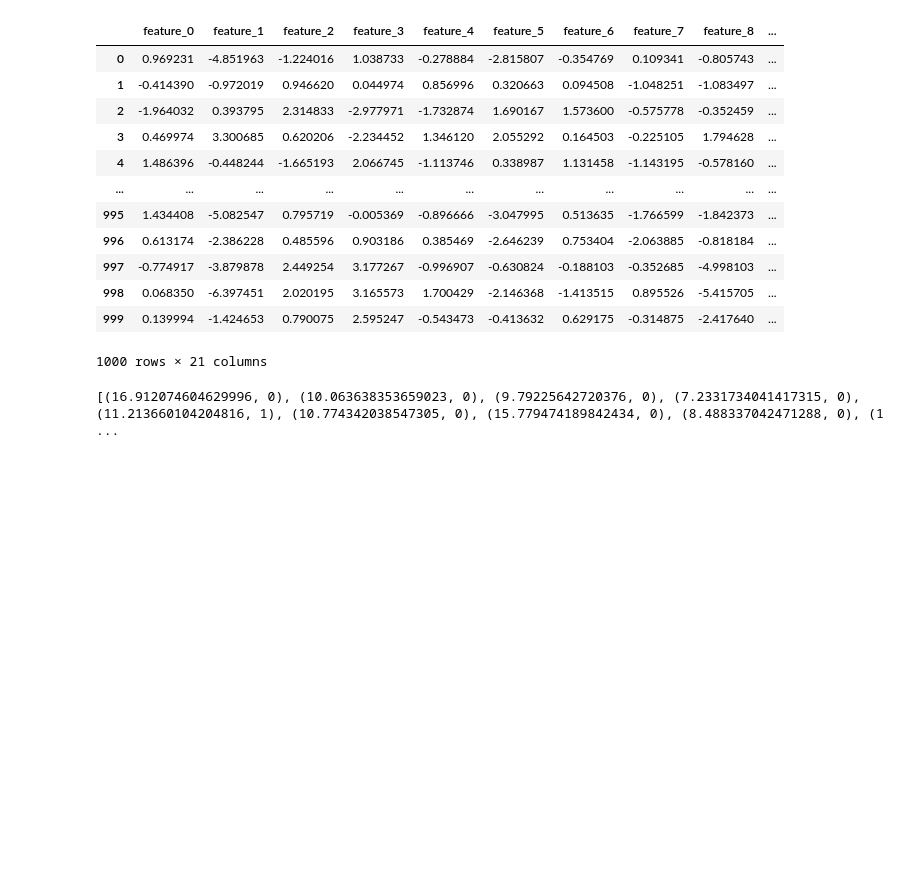
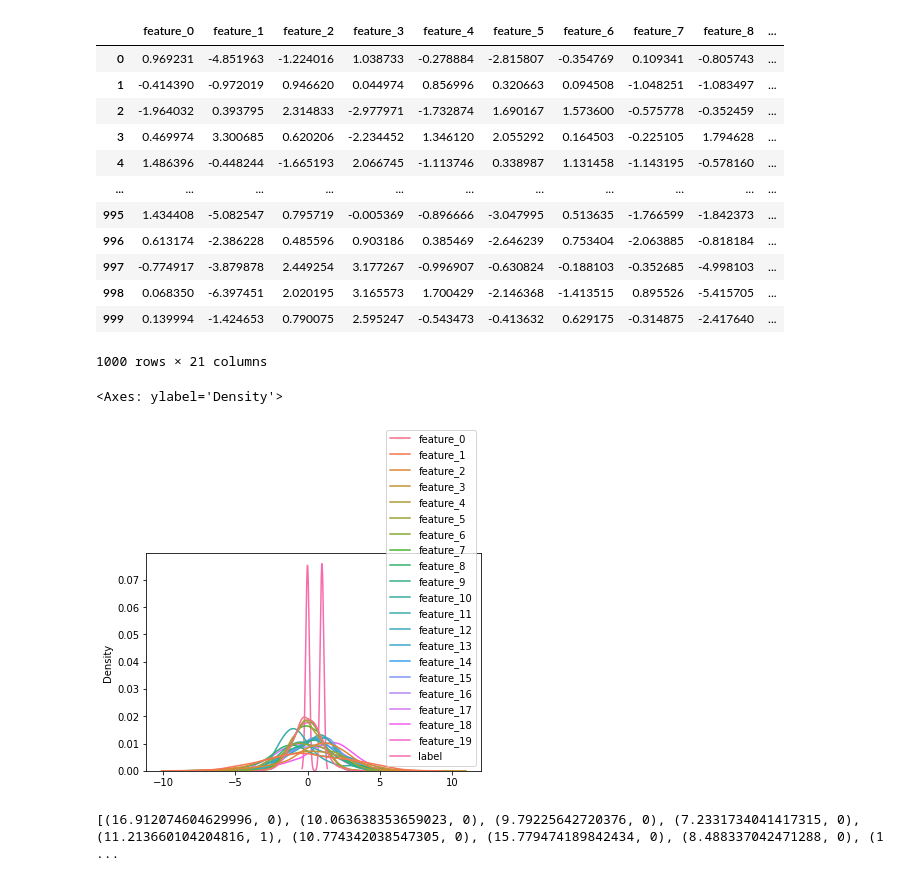
Before and after one commit to atomikkus/kNN_supervised, a Jupyter notebook: kNN-supervised.ipynb, the cells around one changed output. Drawn from its saved outputs; the diff is of its cells as text; code cells hidden in the pictures; blank space fills up the shorter version.

```diff
--- a/kNN-supervised.ipynb
+++ b/kNN-supervised.ipynb
@@ -39,6 +39,11 @@ df
 | 998 | 0.068350 | -6.397451 | 2.020195 | 3.165573 | 1.700429 | -2.146368 | -1.413515 | 0.895526 | -5.415705 | ... |
 | 999 | 0.139994 | -1.424653 | 0.790075 | 2.595247 | -0.543473 | -0.413632 | 0.629175 | -0.314875 | -2.417640 | ... |
 1000 rows × 21 columns
+# %%
+sns.kdeplot(df)
+# %% [output]
+<Axes: ylabel='Density'>
+[figure, added]
 # %%
 X=df.drop("label", axis=1)
 y=df['label']
```
Also changed, not shown: parts of 2 cells of this notebook.
